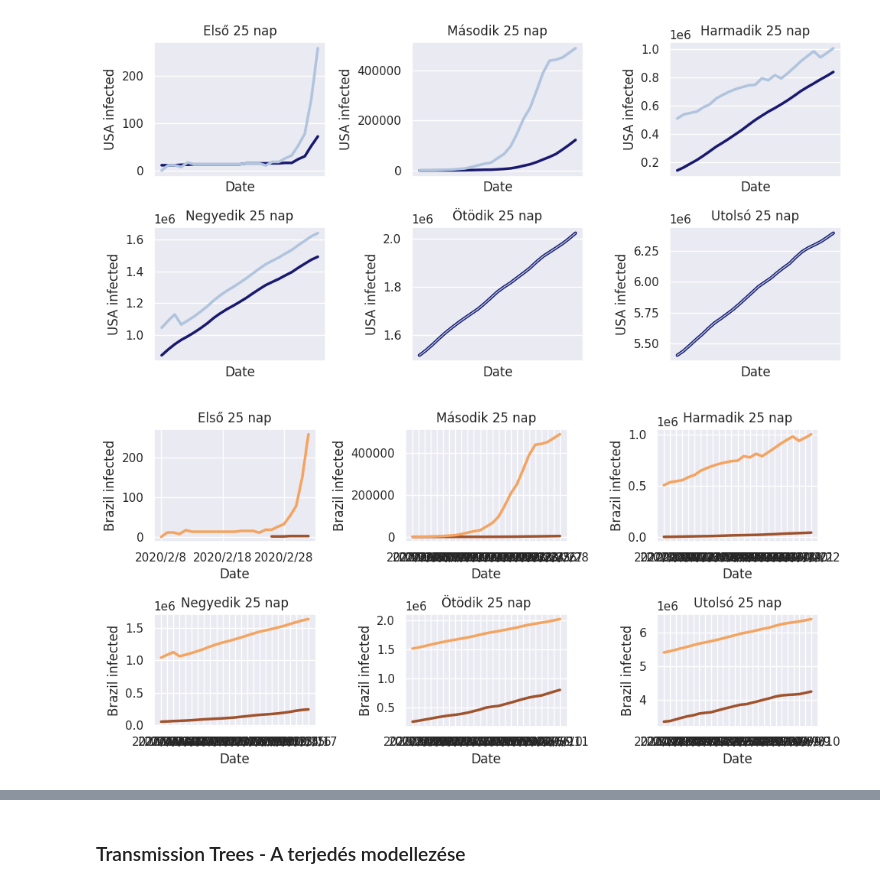
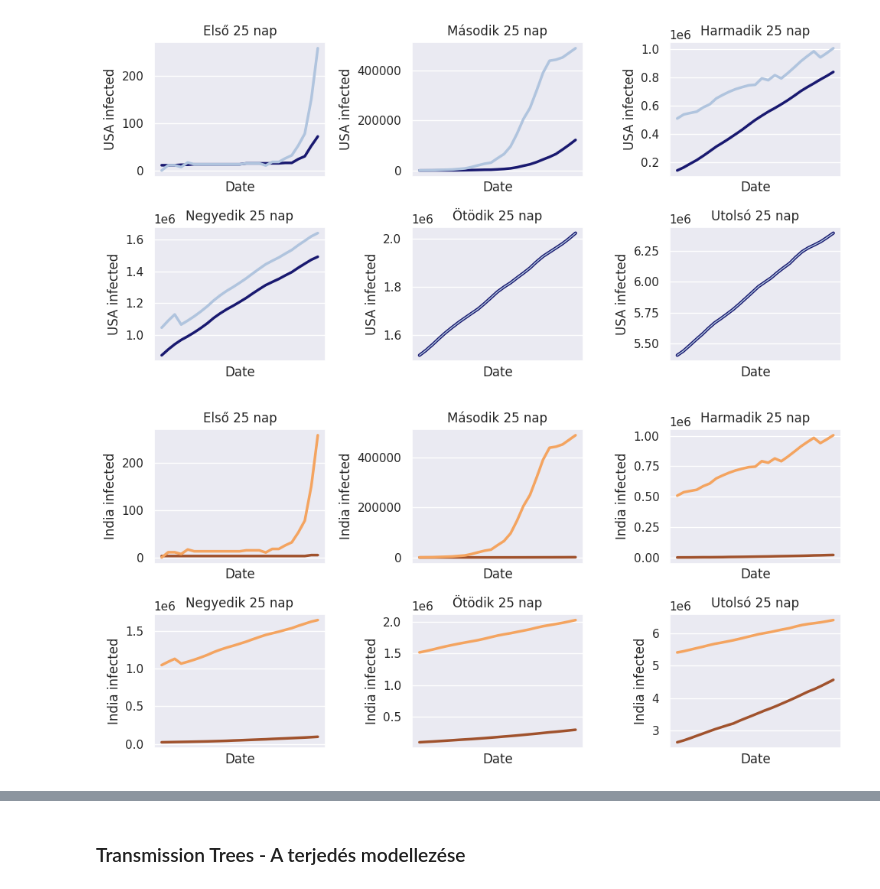
Before and after one commit to Adiklafa/Matprog, a Jupyter notebook: Basic_Reproduction_Number.ipynb, the cells around one changed output, grey strips where cells are left out. Cells and saved outputs as stored; diff of their text form; code cells hidden in the pictures.

```diff
--- a/Basic_Reproduction_Number.ipynb
+++ b/Basic_Reproduction_Number.ipynb
@@ -319,51 +286,57 @@ Brazil_approximated_data.set_index('date', inplace=True)
 # %%
 table1 = Table.iloc[[ i for i in range(0,25)]]
-table2 = Brazil_approximated_data.iloc[[ i for i in range(0,25)]]
+table2 = India_approximated_data.iloc[[ i for i in range(0,25)]]
 
 table3 = Table.iloc[[ i for i in range(25,50)]]
-table4 = Brazil_approximated_data.iloc[[ i for i in range(25,50)]]
+table4 = India_approximated_data.iloc[[ i for i in range(25,50)]]
 
 table5 = Table.iloc[[ i for i in range(50,75)]]
-table6 = Brazil_approximated_data.iloc[[ i for i in range(50,75)]]
+table6 = India_approximated_data.iloc[[ i for i in range(50,75)]]
 
 table7 = Table.iloc[[ i for i in range(75,100)]]
-table8 = Brazil_approximated_data.iloc[[ i for i in range(75,100)]]
+table8 = India_approximated_data.iloc[[ i for i in range(75,100)]]
 
 table9 = Table.iloc[[ i for i in range(100,125)]]
-table10 = Brazil_approximated_data.iloc[[ i for i in range(100,125)]]
+table10 = India_approximated_data.iloc[[ i for i in range(100,125)]]
 
 table11 = Table.iloc[[ i for i in range(190,216)]]
-table12 = Brazil_approximated_data.iloc[[ i for i in range(190,216)]]
+table12 = India_approximated_data.iloc[[ i for i in range(190,216)]]
 # %%
 fig, axs = plt.subplots(2,3, figsize=(10,5))
 
 sns.set_theme(style="darkgrid")
 
-sns.lineplot(data=table1['Brazil infected'], linewidth=2.5, color='sienna', ax=axs[0,0])
+h1=sns.lineplot(data=table1['India infected'], linewidth=2.5, color='sienna', ax=axs[0,0])
 sns.lineplot(data=table2['approximated'], linewidth=2.5, color='sandybrown', ax=axs[0,0])
+h1.set(xticks=[])
 axs[0,0].set_title('Első 25 nap')
 
-sns.lineplot(data=table3['Brazil infected'], linewidth=2.5, color='sienna', ax=axs[0,1])
+h2=sns.lineplot(data=table3['India infected'], linewidth=2.5, color='sienna', ax=axs[0,1])
 sns.lineplot(data=table4['approximated'], linewidth=2.5, color='sandybrown', ax=axs[0,1])
+h2.set(xticks=[])
 axs[0,1].set_title('Második 25 nap')
 
-sns.lineplot(data=table5['Brazil infected'], linewidth=2.5, color='sienna', ax=axs[0,2])
+h3=sns.lineplot(data=table5['India infected'], linewidth=2.5, color='sienna', ax=axs[0,2])
 sns.lineplot(data=table6['approximated'], linewidth=2.5, color='sandybrown', ax=axs[0,2])
+h3.set(xticks=[])
 axs[0,2].set_title('Harmadik 25 nap')
 
-sns.lineplot(data=table7['Brazil infected'], linewidth=2.5, color='sienna', ax=axs[1,0])
+h4=sns.lineplot(data=table7['India infected'], linewidth=2.5, color='sienna', ax=axs[1,0])
 sns.lineplot(data=table8['approximated'], linewidth=2.5, color='sandybrown', ax=axs[1,0])
+h4.set(xticks=[])
 axs[1,0].set_title('Negyedik 25 nap')
 
-sns.lineplot(data=table9['Brazil infected'], linewidth=2.5, color='sienna', ax=axs[1,1])
+h5=sns.lineplot(data=table9['India infected'], linewidth=2.5, color='sienna', ax=axs[1,1])
 sns.lineplot(data=table10['approximated'], linewidth=2.5, color='sandybrown', ax=axs[1,1])
+h5.set(xticks=[])
 axs[1,1].set_title('Ötödik 25 nap')
 
-sns.lineplot(data=table11['Brazil infected'], linewidth=2.5, color='sienna', ax=axs[1,2])
+h6=sns.lineplot(data=table11['India infected'], linewidth=2.5, color='sienna', ax=axs[1,2])
 sns.lineplot(data=table12['approximated'], linewidth=2.5, color='sandybrown', ax=axs[1,2])
+h6.set(xticks=[])
 axs[1,2].set_title('Utolsó 25 nap')
 
 plt.tight_layout()
 plt.show()
 # %% [output]
-[figure, old version]
+[figure, new version]
```
Also changed, not shown: parts of 5 cells of this notebook.
